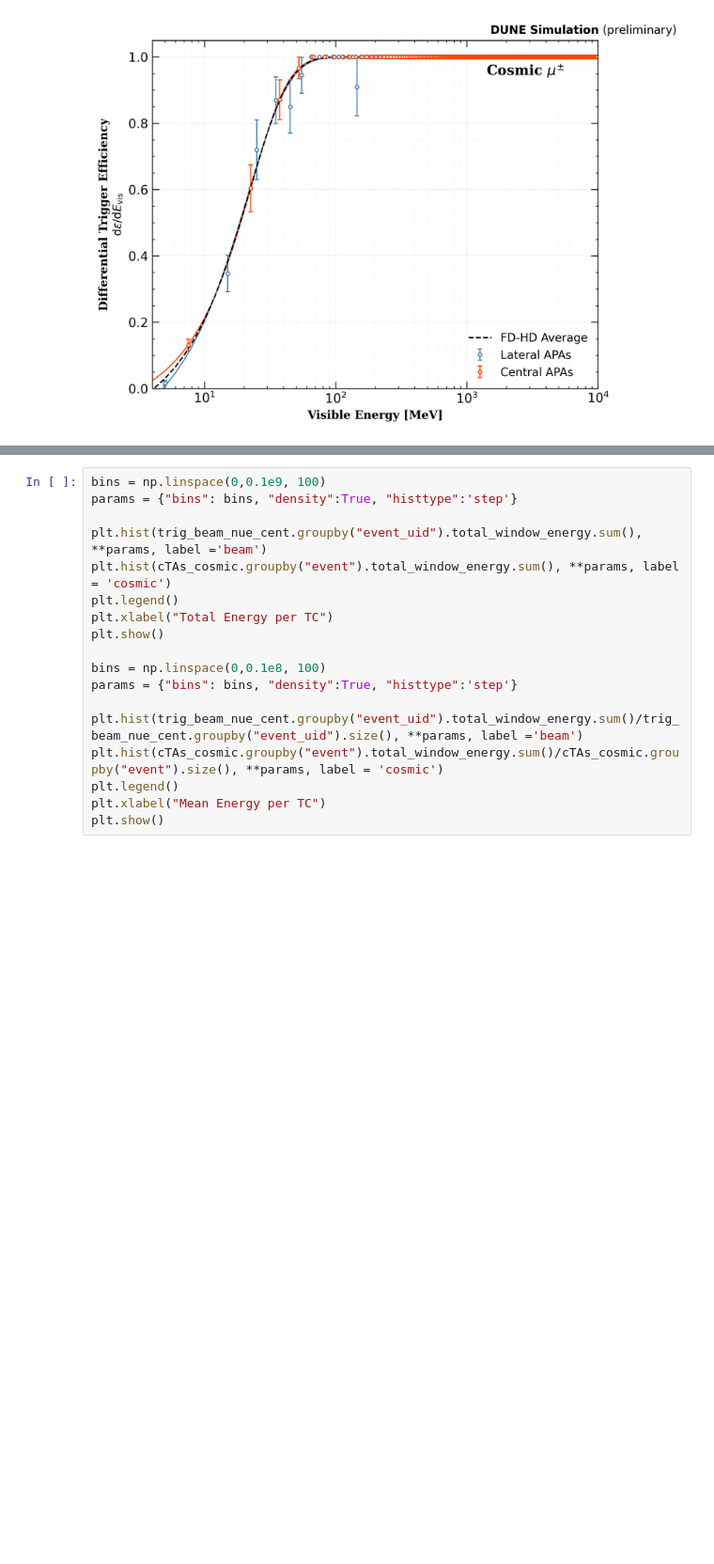
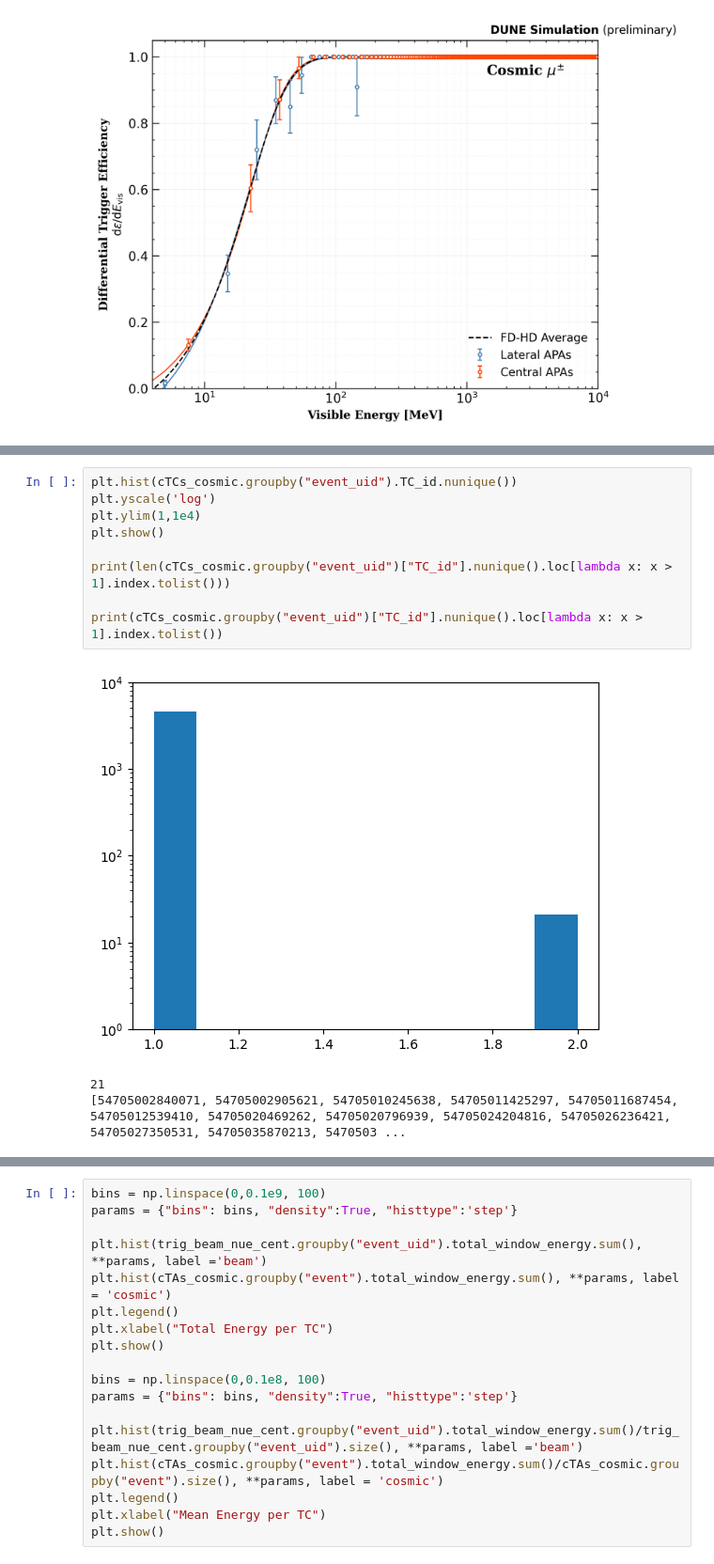
Before and after one commit to kwawrows/fd-hd-benchmark-trigger, a Jupyter notebook: trigger-candidates.ipynb, the cells around one changed output, grey strips where cells are left out. Shown at 94% size. Saved outputs shown, nothing was run; the diff lists cells and outputs as text; blank space fills up the shorter version.

```diff
--- a/trigger-candidates.ipynb
+++ b/trigger-candidates.ipynb
@@ -408,0 +710,13 @@ plt.show()
+# %%
+plt.hist(cTCs_cosmic.groupby("event_uid").TC_id.nunique())
+plt.yscale('log')
+plt.ylim(1,1e4)
+plt.show()
+
+print(len(cTCs_cosmic.groupby("event_uid")["TC_id"].nunique().loc[lambda x: x > 1].index.tolist()))
+
+print(cTCs_cosmic.groupby("event_uid")["TC_id"].nunique().loc[lambda x: x > 1].index.tolist())
+# %% [output]
+[figure, added]
+21
+[54705002840071, 54705002905621, 54705010245638, 54705011425297, 54705011687454, 54705012539410, 54705020469262, 54705020796939, 54705024204816, 54705026236421, 54705027350531, 54705035870213, 5470503 ...
```
Also changed, not shown: parts of 16 cells of this notebook.
